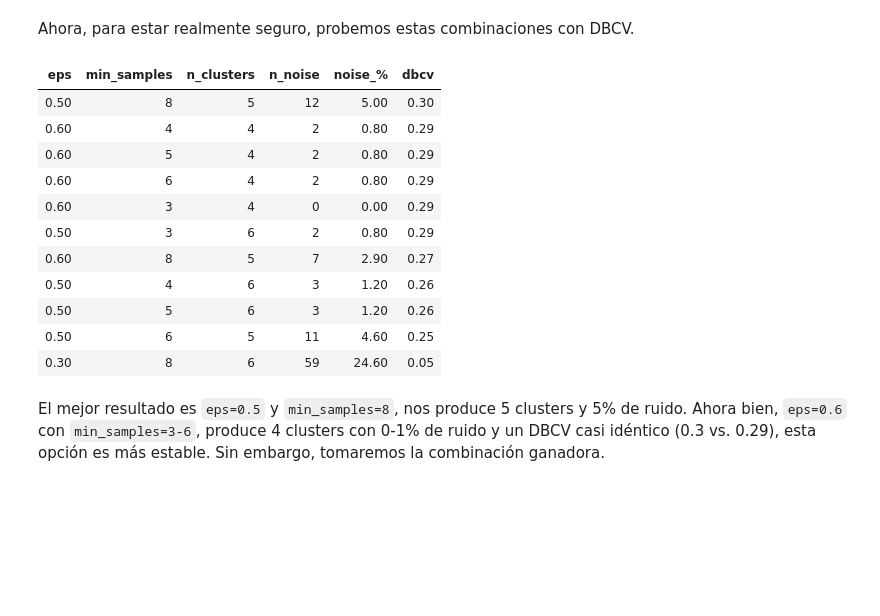
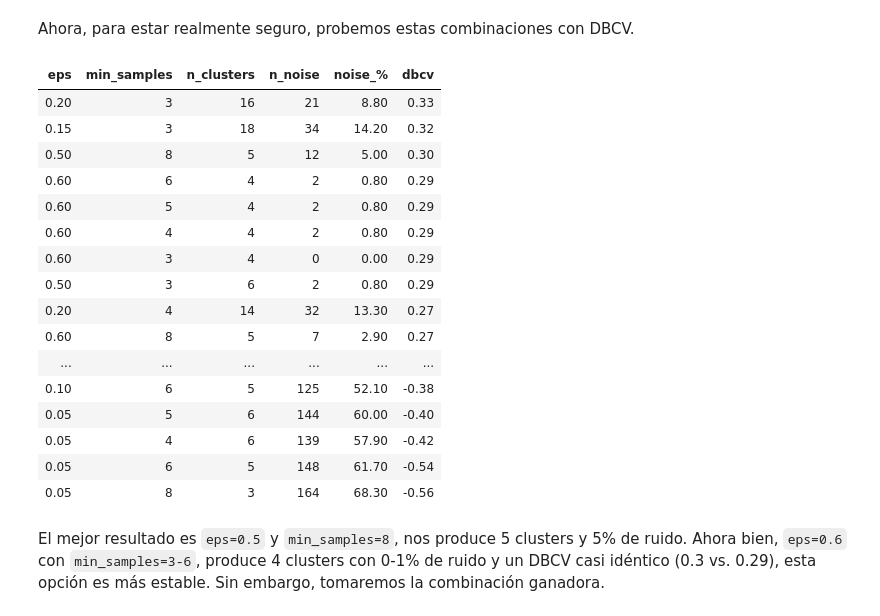
Before and after one commit to mathiasaiva/clustering_practice, a Jupyter notebook: notebooks/clustering.ipynb, the cells around one changed output. Drawn from its saved outputs; the diff is of its cells as text; code cells hidden in the pictures; blank space fills up the shorter version.

```diff
--- a/notebooks/clustering.ipynb
+++ b/notebooks/clustering.ipynb
@@ -18,8 +16,8 @@ from scipy.cluster.hierarchy import dendrogram
 from sklearn.neighbors import NearestNeighbors
 from sklearn.cluster import DBSCAN, KMeans, AgglomerativeClustering
 from sklearn.metrics import silhouette_score, davies_bouldin_score
-
 from DBCV import DBCV
+from sklearn.preprocessing import FunctionTransformer
 
 def nl():
     print('\n')
@@ -39,7 +37,7 @@ def show_df(dataframe, precision=2, width="100%", percent_cols=None):
     )
 
     if percent_cols:
-        styler = styler.format({c: "{:.2f}%" for c in percent_cols})
+        styler = styler.format({j: "{:.2f}%" for j in percent_cols})
 
     display(styler)
 
@@ -304,15 +350,17 @@ Los outliers detectados por IQR no son ruido, son poblaciones poco frecuentes co
 
 # Pre-Procesado
 # %%
-
 # Initial config.
 NIA_SEED = 100502359
 np.random.seed(NIA_SEED)
 df_model = df.copy() # Copy so that modifications don't affect EDA.
 
 # Log Transform
-df_model['L'] = np.log10(df_model['L'])
-df_model['R'] = np.log10(df_model['R'])
+def log_transform(dataframe):
+    dataframe = dataframe.copy()
+    dataframe['L'] = np.log10(dataframe['L'])
+    dataframe['R'] = np.log10(dataframe['R'])
+    return dataframe
 
 spectral_order = ['M', 'K', 'G', 'F', 'A', 'B', 'O']
 color_order = ['red', 'orange', 'yellow white', 'white', 'blue white', 'blue']
@@ -337,6 +385,7 @@ preprocessor = ColumnTransformer([
 ])
 
 full_pipeline = Pipeline([
+    ('log', FunctionTransformer(log_transform)),
     ('preprocessor', preprocessor),
     ('pca', PCA(n_components=2)) # SVD is deterministic, we don't need the random_seed
 ])
@@ -609,33 +685,38 @@ show_df(filtered)
 Ahora, para estar realmente seguro, probemos estas combinaciones con DBCV.
 # %%
 dbcv_results = []
-for _, row in filtered.iterrows():
+for _, row in results_df.iterrows():
     labels = DBSCAN(eps=row['eps'], min_samples=int(row['min_samples'])).fit_predict(X_pca)
     score = DBCV(X_pca, labels)
     dbcv_results.append({
         'eps': row['eps'],
         'min_samples': int(row['min_samples']),
         'n_clusters': int(row['n_clusters']),
         'n_noise': int(row['n_noise']),
         'noise_%': row['noise_%'],
         'dbcv': round(score, 4)
     })
 
 dbcv_df = pd.DataFrame(dbcv_results)
 show_df(dbcv_df.sort_values('dbcv', ascending=False).reset_index(drop=True))
 # %% [output]
 | eps | min_samples | n_clusters | n_noise | noise_% | dbcv |
+| 0.20 | 3 | 16 | 21 | 8.80 | 0.33 |
+| 0.15 | 3 | 18 | 34 | 14.20 | 0.32 |
 | 0.50 | 8 | 5 | 12 | 5.00 | 0.30 |
+| 0.60 | 6 | 4 | 2 | 0.80 | 0.29 |
+| 0.60 | 5 | 4 | 2 | 0.80 | 0.29 |
 | 0.60 | 4 | 4 | 2 | 0.80 | 0.29 |
-| 0.60 | 5 | 4 | 2 | 0.80 | 0.29 |
-| 0.60 | 6 | 4 | 2 | 0.80 | 0.29 |
 | 0.60 | 3 | 4 | 0 | 0.00 | 0.29 |
 | 0.50 | 3 | 6 | 2 | 0.80 | 0.29 |
+| 0.20 | 4 | 14 | 32 | 13.30 | 0.27 |
 | 0.60 | 8 | 5 | 7 | 2.90 | 0.27 |
-| 0.50 | 4 | 6 | 3 | 1.20 | 0.26 |
-| 0.50 | 5 | 6 | 3 | 1.20 | 0.26 |
-| 0.50 | 6 | 5 | 11 | 4.60 | 0.25 |
-| 0.30 | 8 | 6 | 59 | 24.60 | 0.05 |
+| ... | ... | ... | ... | ... | ... |
+| 0.10 | 6 | 5 | 125 | 52.10 | -0.38 |
+| 0.05 | 5 | 6 | 144 | 60.00 | -0.40 |
+| 0.05 | 4 | 6 | 139 | 57.90 | -0.42 |
+| 0.05 | 6 | 5 | 148 | 61.70 | -0.54 |
+| 0.05 | 8 | 3 | 164 | 68.30 | -0.56 |
 # %% [markdown]
 El mejor resultado es `eps=0.5` y `min_samples=8`, nos produce 5 clusters y 5% de ruido. Ahora bien, `eps=0.6` con `min_samples=3-6`, produce 4 clusters con 0-1% de ruido y un DBCV casi idéntico (0.3 vs. 0.29), esta opción es más estable. Sin embargo, tomaremos la combinación ganadora.
 # %%
```
Also changed, not shown: parts of 29 cells of this notebook.
